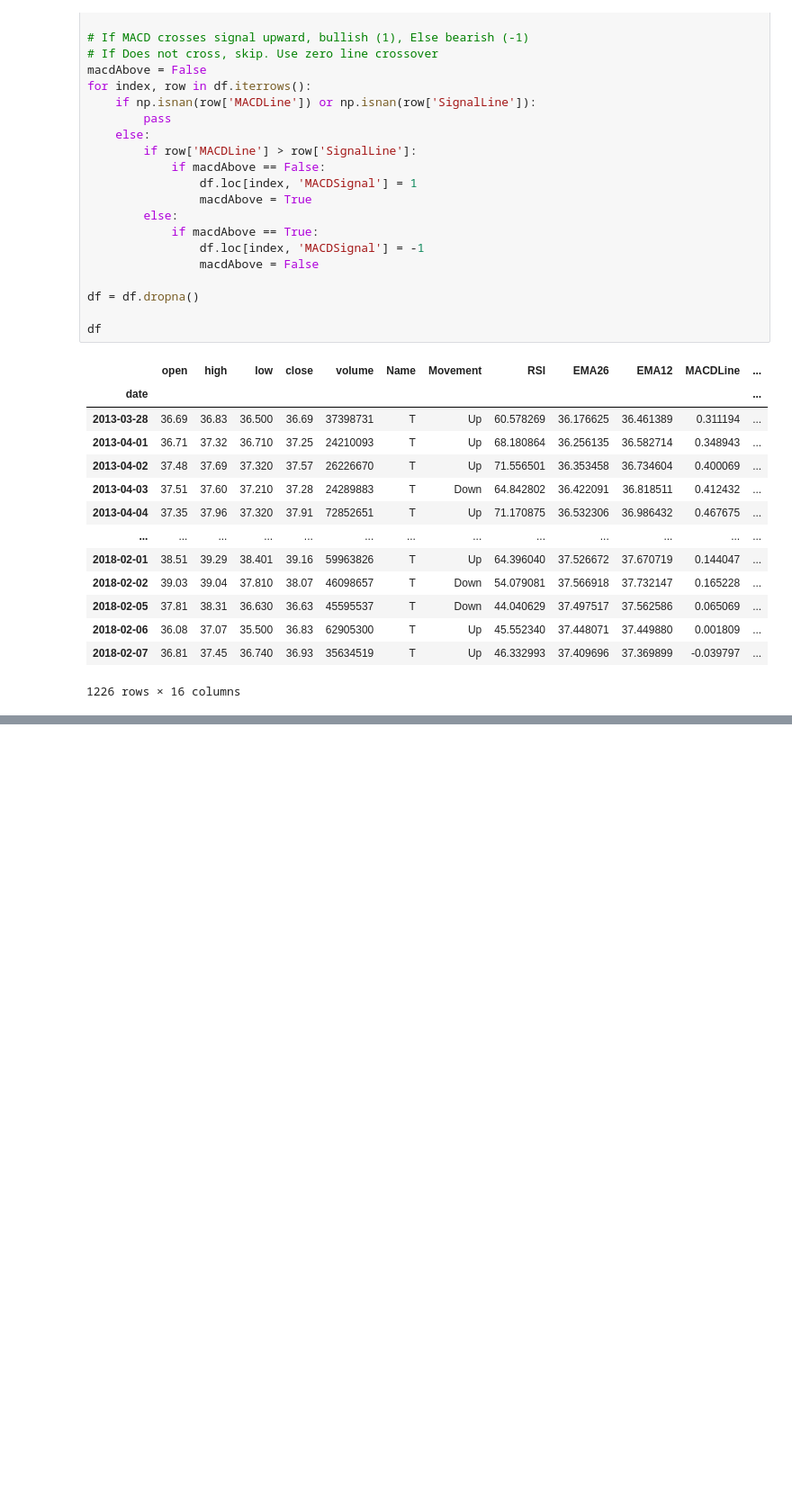
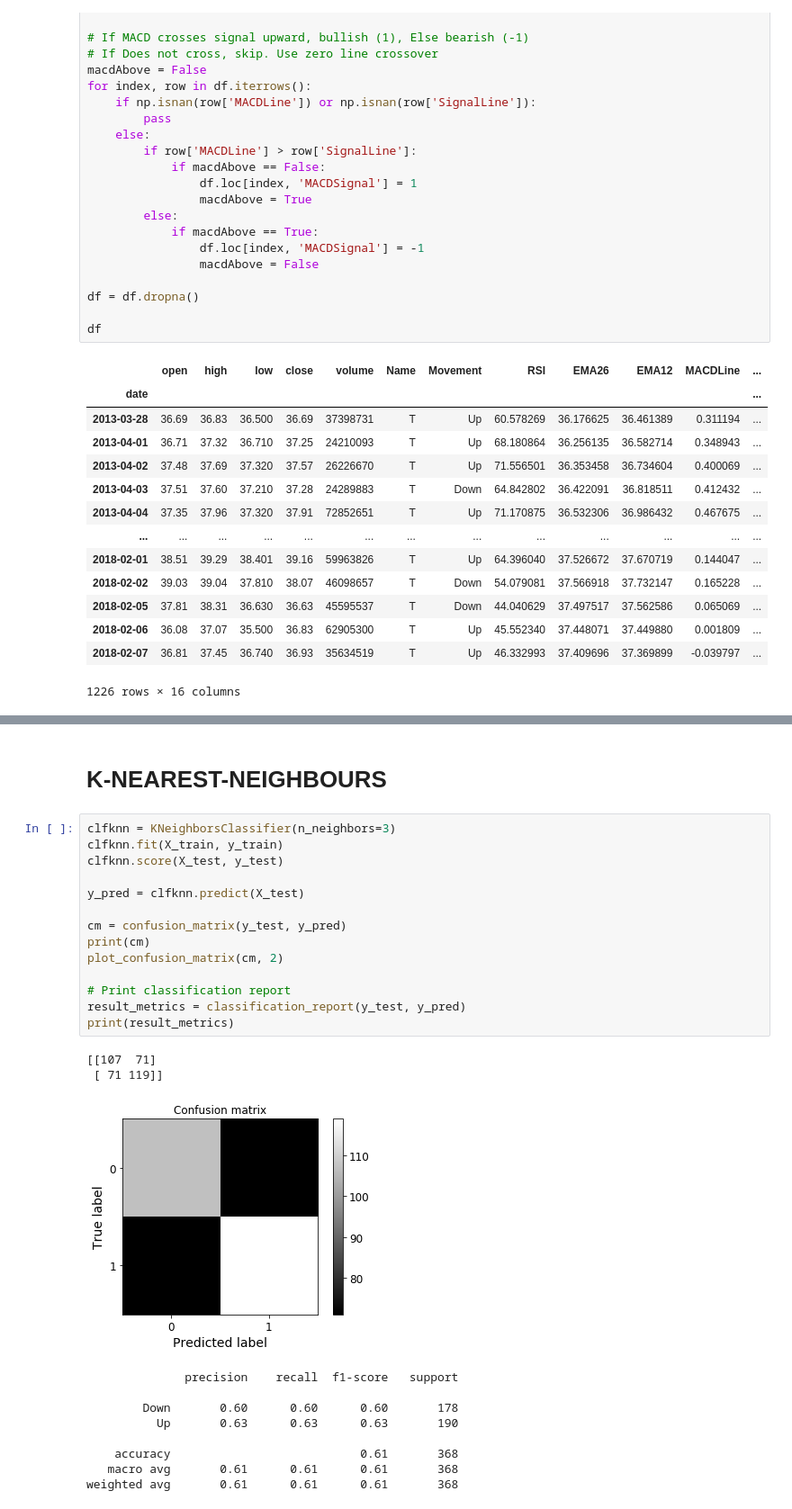
Before and after one commit to rtjuandi/Stock-Market-DAP, a Jupyter notebook: DAP3/DAP3.ipynb, the cells around one changed output, grey strips where cells are left out. Shown: that part at 90% size. Cells and saved outputs as stored; diff of their text form; blank space fills up the shorter version.

```diff
--- a/DAP3/DAP3.ipynb
+++ b/DAP3/DAP3.ipynb
@@ -221,0 +226,28 @@ weighted avg       0.64      0.63      0.61       368
+# %% [markdown]
+# K-NEAREST-NEIGHBOURS
+# %%
+clfknn = KNeighborsClassifier(n_neighbors=3)
+clfknn.fit(X_train, y_train)
+clfknn.score(X_test, y_test)
+
+y_pred = clfknn.predict(X_test)
+
+cm = confusion_matrix(y_test, y_pred)
+print(cm)
+plot_confusion_matrix(cm, 2)
+
+# Print classification report
+result_metrics = classification_report(y_test, y_pred)
+print(result_metrics)
+# %% [output]
+[[107  71]
+ [ 71 119]]
+[figure, added]
+              precision    recall  f1-score   support
+
+        Down       0.60      0.60      0.60       178
+          Up       0.63      0.63      0.63       190
+
+    accuracy                           0.61       368
+   macro avg       0.61      0.61      0.61       368
+weighted avg       0.61      0.61      0.61       368
```
Also changed, not shown: parts of 9 cells of this notebook.
